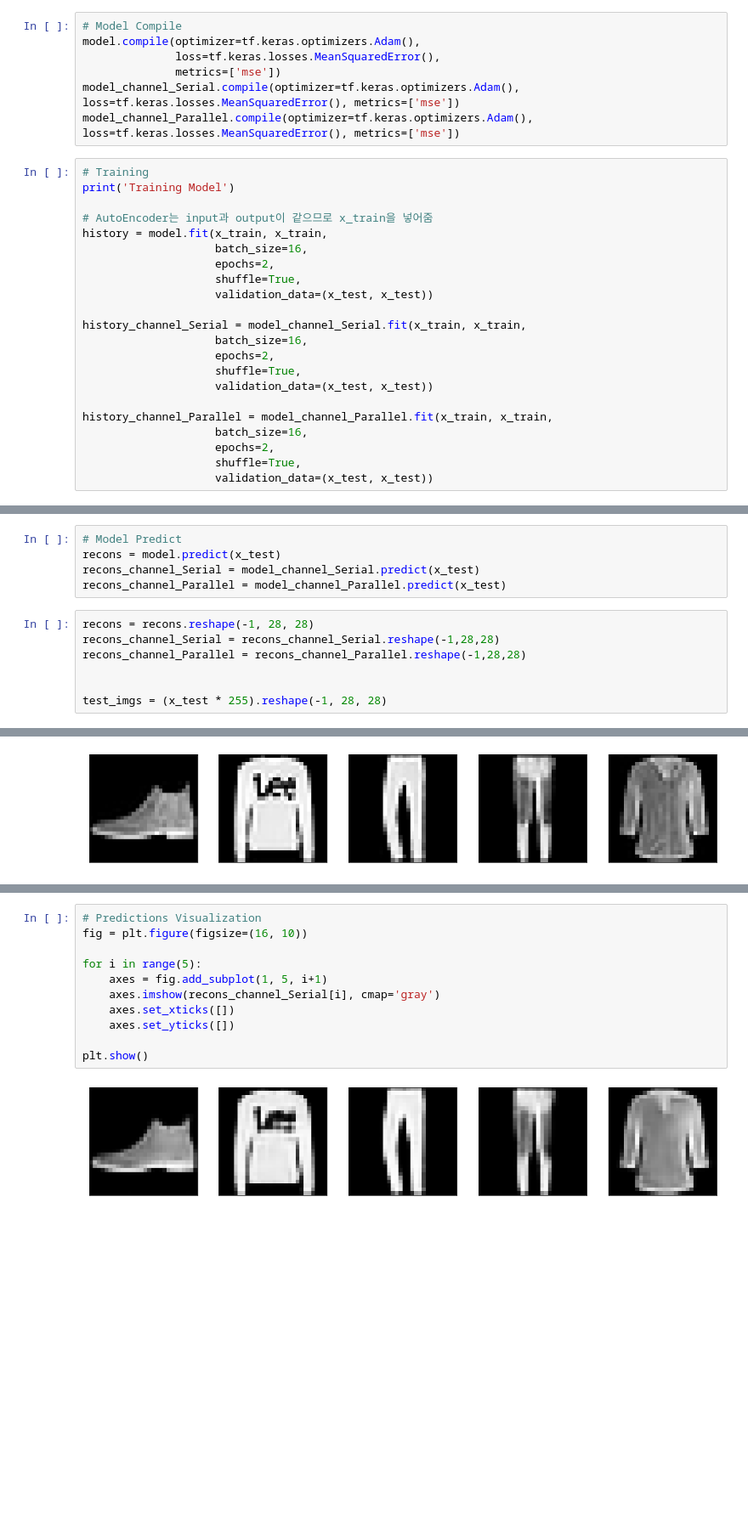
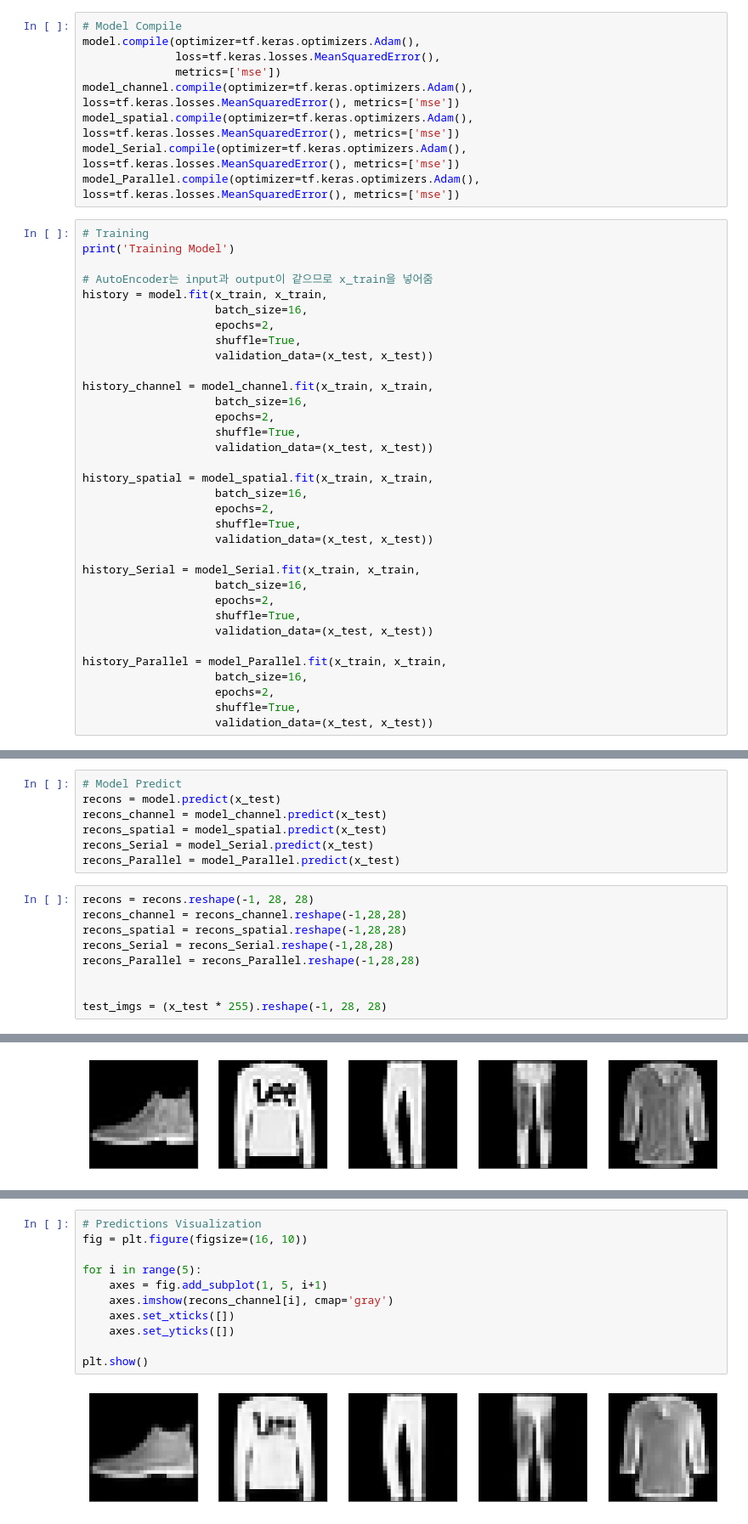
Before and after one commit to Thirdsense3/VisualComputing_test, a Jupyter notebook: [기말_과제_1]_Fashion_MNIST_AutoEncoder.ipynb, the cells around one changed output, grey strips where cells are left out. Shown at 85% size. Cells and saved outputs as stored; diff of their text form; blank space fills up the shorter version.

```diff
--- a/[기말_과제_1]_Fashion_MNIST_AutoEncoder.ipynb
+++ b/[기말_과제_1]_Fashion_MNIST_AutoEncoder.ipynb
@@ -247,8 +323,10 @@ ________________________________________________________________________________
 model.compile(optimizer=tf.keras.optimizers.Adam(),
               loss=tf.keras.losses.MeanSquaredError(),
               metrics=['mse'])
-model_channel_Serial.compile(optimizer=tf.keras.optimizers.Adam(), loss=tf.keras.losses.MeanSquaredError(), metrics=['mse'])
-model_channel_Parallel.compile(optimizer=tf.keras.optimizers.Adam(), loss=tf.keras.losses.MeanSquaredError(), metrics=['mse'])
+model_channel.compile(optimizer=tf.keras.optimizers.Adam(), loss=tf.keras.losses.MeanSquaredError(), metrics=['mse'])
+model_spatial.compile(optimizer=tf.keras.optimizers.Adam(), loss=tf.keras.losses.MeanSquaredError(), metrics=['mse'])
+model_Serial.compile(optimizer=tf.keras.optimizers.Adam(), loss=tf.keras.losses.MeanSquaredError(), metrics=['mse'])
+model_Parallel.compile(optimizer=tf.keras.optimizers.Adam(), loss=tf.keras.losses.MeanSquaredError(), metrics=['mse'])
 # %%
 # Training
 print('Training Model')
@@ -260,17 +338,29 @@ history = model.fit(x_train, x_train,
                     shuffle=True,
                     validation_data=(x_test, x_test))
 
-history_channel_Serial = model_channel_Serial.fit(x_train, x_train,
+history_channel = model_channel.fit(x_train, x_train,
                     batch_size=16,
                     epochs=2,
                     shuffle=True,
                     validation_data=(x_test, x_test))
 
-history_channel_Parallel = model_channel_Parallel.fit(x_train, x_train,
+history_spatial = model_spatial.fit(x_train, x_train,
                     batch_size=16,
                     epochs=2,
                     shuffle=True,
                     validation_data=(x_test, x_test))
+
+history_Serial = model_Serial.fit(x_train, x_train,
+                    batch_size=16,
+                    epochs=2,
+                    shuffle=True,
+                    validation_data=(x_test, x_test))
+
+history_Parallel = model_Parallel.fit(x_train, x_train,
+                    batch_size=16,
+                    epochs=2,
+                    shuffle=True,
+                    validation_data=(x_test, x_test))
 # %% [output]
 Training Model
 Epoch 1/2
@@ -288,12 +382,16 @@ Epoch 2/2
 # %%
 # Model Predict
 recons = model.predict(x_test)
-recons_channel_Serial = model_channel_Serial.predict(x_test)
-recons_channel_Parallel = model_channel_Parallel.predict(x_test)
+recons_channel = model_channel.predict(x_test)
+recons_spatial = model_spatial.predict(x_test)
+recons_Serial = model_Serial.predict(x_test)
+recons_Parallel = model_Parallel.predict(x_test)
 # %%
 recons = recons.reshape(-1, 28, 28)
-recons_channel_Serial = recons_channel_Serial.reshape(-1,28,28)
-recons_channel_Parallel = recons_channel_Parallel.reshape(-1,28,28)
+recons_channel = recons_channel.reshape(-1,28,28)
+recons_spatial = recons_spatial.reshape(-1,28,28)
+recons_Serial = recons_Serial.reshape(-1,28,28)
+recons_Parallel = recons_Parallel.reshape(-1,28,28)
 
 
 test_imgs = (x_test * 255).reshape(-1, 28, 28)
@@ -326,16 +424,16 @@ plt.show()
 # %%
 # Predictions Visualization
 fig = plt.figure(figsize=(16, 10))
 
 for i in range(5):
     axes = fig.add_subplot(1, 5, i+1)
-    axes.imshow(recons_channel_Serial[i], cmap='gray')
+    axes.imshow(recons_channel[i], cmap='gray')
     axes.set_xticks([])
     axes.set_yticks([])
 
 plt.show()
 # %% [output]
-[figure, old version]
+[figure, new version]
 # %%
 # Predictions Visualization
 fig = plt.figure(figsize=(16, 10))
```
Also changed, not shown: parts of 12 cells of this notebook.
